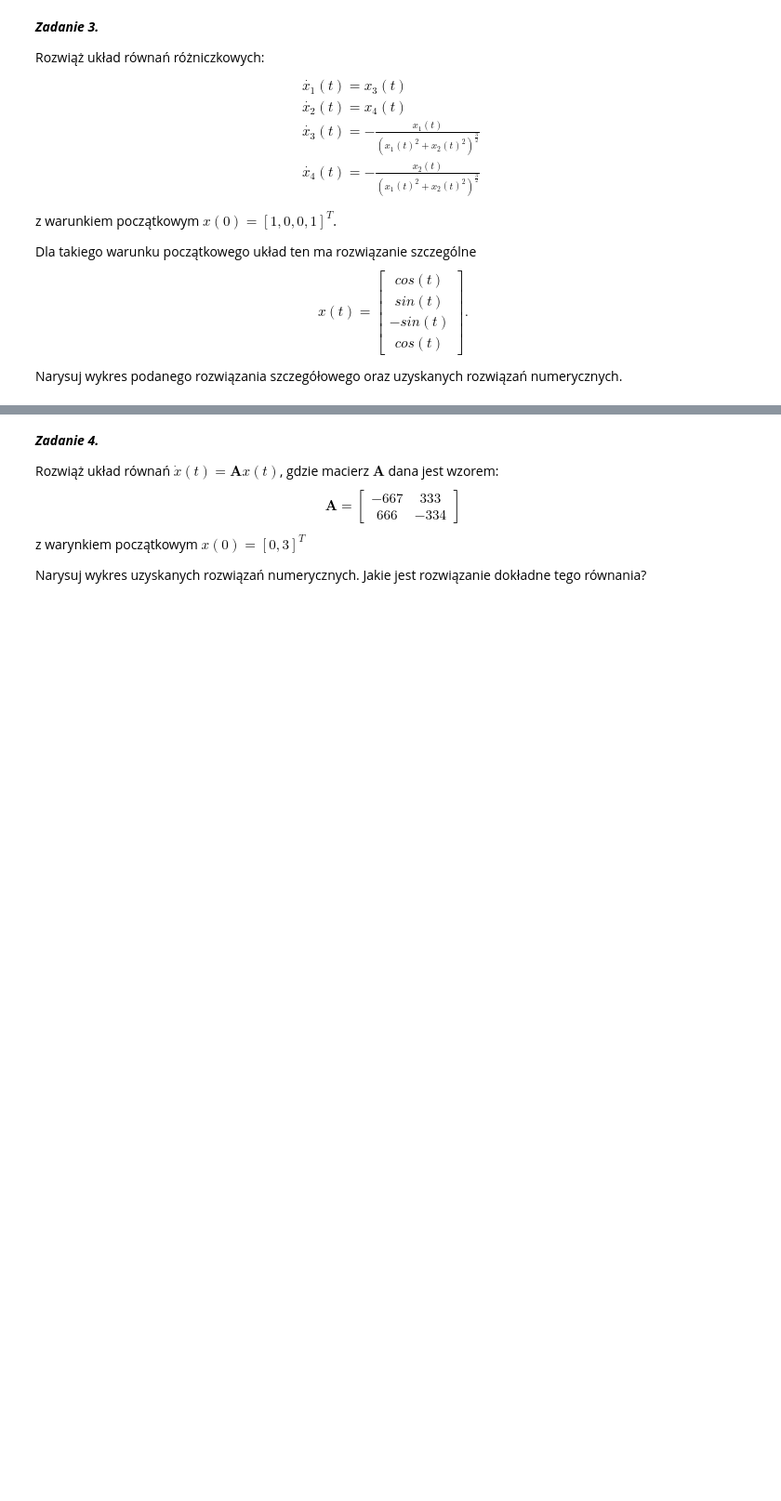
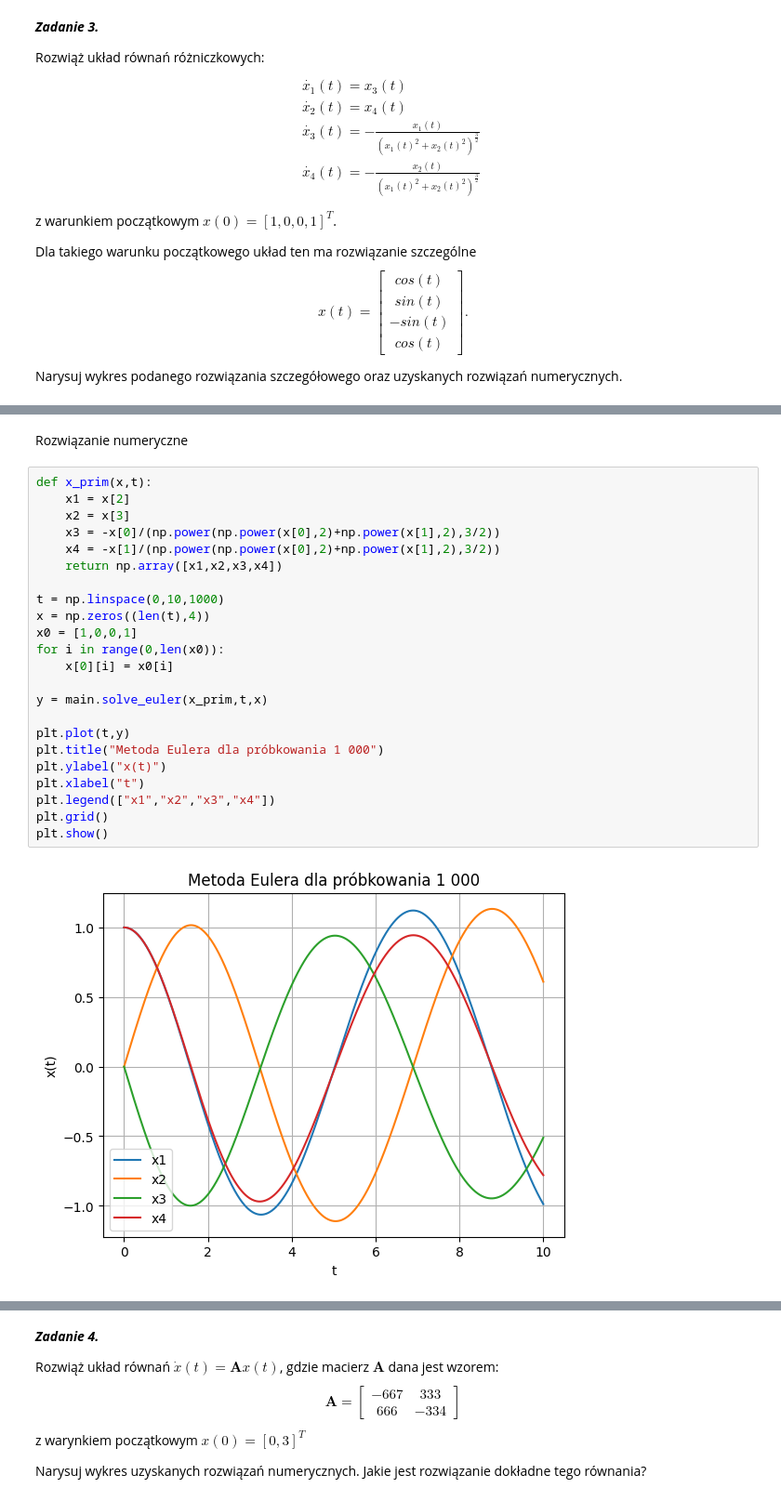
Before and after one commit to KAiR-ISZ-LAB-RM/laboratorium-12-Patrycj2a, a Jupyter notebook: sprawozdanie.ipynb, the cells around one changed output, grey strips where cells are left out. Shown: that part at 93% size. Drawn from its saved outputs; the diff is of its cells as text; blank space fills up the shorter version.

```diff
--- a/sprawozdanie.ipynb
+++ b/sprawozdanie.ipynb
@@ -61,0 +124,27 @@ Narysuj wykres podanego rozwiązania szczegółowego oraz uzyskanych rozwiązań
+# %% [markdown]
+Rozwiązanie numeryczne
+# %%
+def x_prim(x,t):
+    x1 = x[2]
+    x2 = x[3]
+    x3 = -x[0]/(np.power(np.power(x[0],2)+np.power(x[1],2),3/2))
+    x4 = -x[1]/(np.power(np.power(x[0],2)+np.power(x[1],2),3/2))
+    return np.array([x1,x2,x3,x4])
+
+t = np.linspace(0,10,1000)
+x = np.zeros((len(t),4))
+x0 = [1,0,0,1]
+for i in range(0,len(x0)):
+    x[0][i] = x0[i]
+
+y = main.solve_euler(x_prim,t,x)
+
+plt.plot(t,y)
+plt.title("Metoda Eulera dla próbkowania 1 000")
+plt.ylabel("x(t)")
+plt.xlabel("t")
+plt.legend(["x1","x2","x3","x4"])
+plt.grid()
+plt.show()
+# %% [output]
+[figure, added]
```
Also changed, not shown: parts of 13 cells of this notebook, 1 other file.
